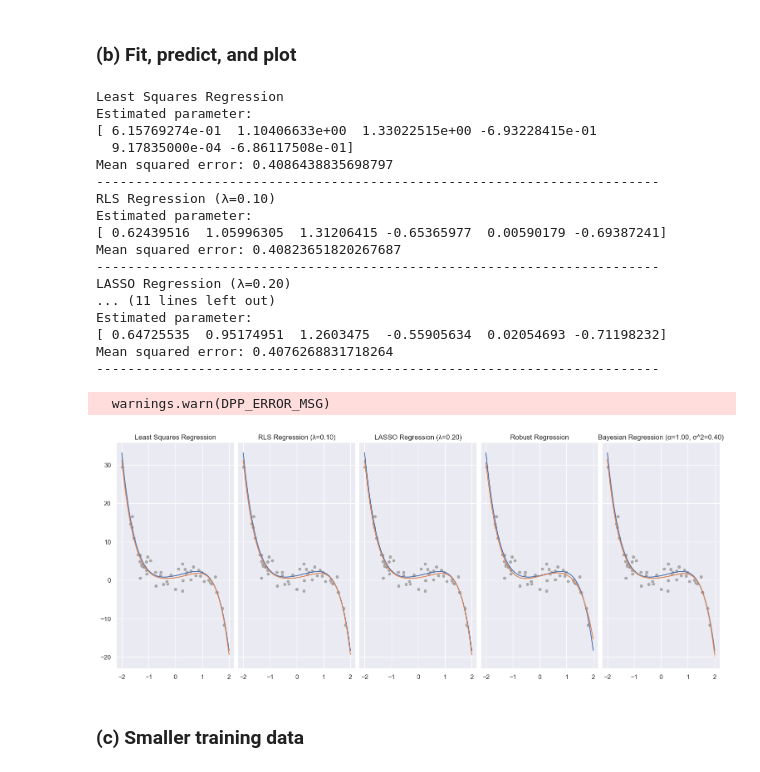
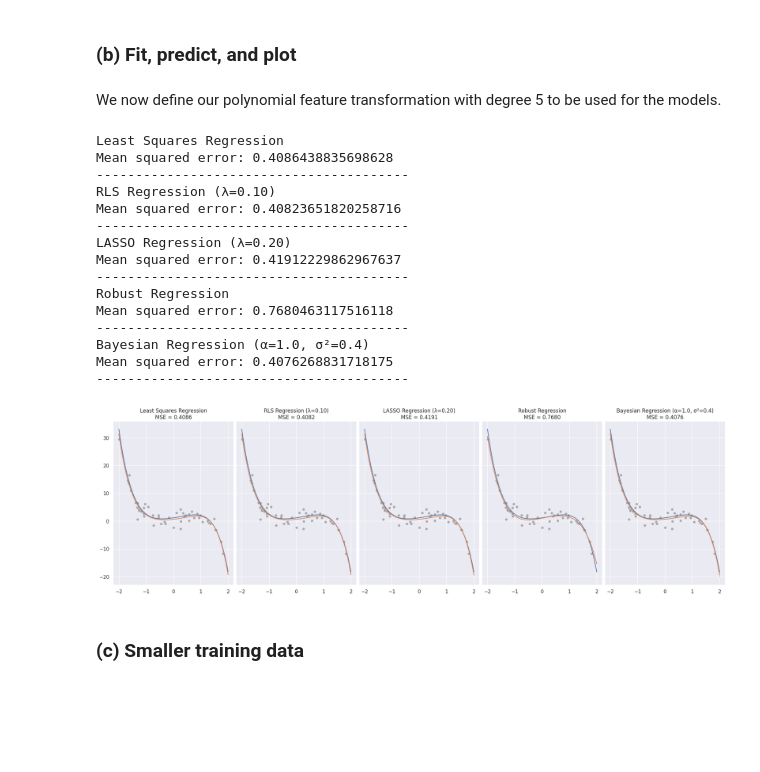
Before and after one commit to haitrungle/cs5487-pa-1, a Jupyter notebook: main.ipynb, the cells around one changed output. Drawn from its saved outputs; the diff is of its cells as text; code cells hidden in the pictures; blank space fills up the shorter version.

```diff
--- a/main.ipynb
+++ b/main.ipynb
@@ -53,6 +52,9 @@ class Regression:
         self.phi = None
         self.title = None
 
+    def hyperparam(self):
+        return None
+
     def fit(self, X, y):
         pass
 
@@ -102,6 +104,9 @@ class RLS(Regression):
         self.title = f"RLS Regression (λ={l:.2f})"
         self.l = l
 
+    def hyperparam(self):
+        return super().hyperparam() or self.l
+
     def fit(self, X, y):
         Phi = np.apply_along_axis(self.phi, 0, np.atleast_2d(X))
         D = Phi.shape[0]
@@ -131,6 +136,9 @@ class LASSO(Regression):
         self.title = f"LASSO Regression (λ={l:.2f})"
         self.l = l
 
+    def hyperparam(self):
+        return super().hyperparam() or self.l
+
     def fit(self, X, y):
         Phi = np.apply_along_axis(self.phi, 0, np.atleast_2d(X))
         D = Phi.shape[0]
@@ -141,14 +149,14 @@ class LASSO(Regression):
         f = self.l - np.block([Phi_y, -Phi_y])
         x = cp.Variable(2*D)
 
-        # To avoid cases where H is almost positive semidefinite but has very small
-        # negative eigenvalues. See https://github.com/cvxpy/cvxpy/issues/407
-        H_param = cp.Parameter(shape=H.shape, value=H, PSD=True)
+        # To avoid cases where cvxpy fails to assert H is positive semidefinite
+        # due to numerical issues. See https://github.com/cvxpy/cvxpy/issues/1995
+        H_psd = cp.psd_wrap(H)
 
-        objective = cp.Minimize(cp.quad_form(x, H_param) + 2 * f.T @ x)
+        objective = cp.Minimize(cp.quad_form(x, H_psd) + 2 * f.T @ x)
         constraints = [x >= 0]
         problem = cp.Problem(objective, constraints)
-        problem.solve()
+        problem.solve(solver=cp.OSQP)
 
         self.theta_hat = x.value[:D] - x.value[D:]
         return self.theta_hat
@@ -215,9 +223,12 @@ class BR(Regression):
     """
 
     def __init__(self, alpha=None, sigma_2=None):
-        self.title = f"Bayesian Regression (α={alpha:.2f}, σ^2={sigma_2:.2f})"
+        self.title = f"Bayesian Regression (α={alpha:.1f}, σ²={sigma_2:.1f})"
         self.alpha = alpha
         self.sigma_2 = sigma_2
+
+    def hyperparam(self):
+        return super().hyperparam() or (self.alpha, self.sigma_2)
 
     def fit(self, X, y):
         Phi = np.apply_along_axis(self.phi, 0, np.atleast_2d(X))
@@ -235,54 +246,52 @@ class BR(Regression):
         return (mu_hat, sigma_2_hat)
 # %% [markdown]
 ### (b) Fit, predict, and plot
+# %% [markdown]
+We now define our polynomial feature transformation with degree 5 to be used for the models.
 # %%
 poly_5 = lambda x: x[0]**np.array(range(6))
 # %%
 def fit_predict_plot(models, phi):
-    fig, axs = plt.subplots(1, len(models), figsize=(len(models) * 3, 6), sharey=True, constrained_layout=True)
+    fig, axs = plt.subplots(1, len(models), figsize=(len(models) * 4, 6), sharey=True, constrained_layout=True)
     for model, ax in zip(models, axs):
         model.phi = phi
         result = model.fit(X_sample, y_sample)
         (y_poly_predict, std) = model.predict(X_poly)
         mse = np.square(y_poly - y_poly_predict).mean()
 
         print(model.title)
-        print(f"Estimated parameter:\n{result}")
         print(f"Mean squared error: {mse}")
-        print("-" * 72)
+        print("-" * 40)
 
         X_poly_1d = X_poly.reshape((-1,))
         colors = sns.color_palette()
 
         sns.lineplot(x=X_poly_1d, y=y_poly, color=colors[0], ax=ax)
         sns.lineplot(x=X_poly_1d, y=y_poly_predict, color=colors[1], ax=ax)
         if std is not None:
             ax.fill_between(X_poly_1d, y_poly_predict - std, y_poly_predict + std, color=colors[1], alpha=0.3)
         sns.scatterplot(x=X_sample.reshape((-1,)), y=y_sample, alpha=0.7, color=colors[7], ax=ax)
-        ax.set_title(model.title)
+        ax.set_title(f"{model.title}\nMSE = {mse:.4f}")
 
 models_1b = [LS(), RLS(l=0.1), LASSO(l=0.2), RR(), BR(alpha=1, sigma_2=0.4)]
 fit_predict_plot(models_1b, phi=poly_5)
 # %% [output]
 Least Squares Regression
-Estimated parameter:
-[ 6.15769274e-01  1.10406633e+00  1.33022515e+00 -6.93228415e-01
-  9.17835000e-04 -6.86117508e-01]
-Mean squared error: 0.4086438835698797
-------------------------------------------------------------------------
+Mean squared error: 0.4086438835698628
+----------------------------------------
 RLS Regression (λ=0.10)
-Estimated parameter:
-[ 0.62439516  1.05996305  1.31206415 -0.65365977  0.00590179 -0.69387241]
-Mean squared error: 0.40823651820267687
-------------------------------------------------------------------------
+Mean squared error: 0.40823651820258716
+----------------------------------------
 LASSO Regression (λ=0.20)
-... (11 lines left out)
-Estimated parameter:
-[ 0.64725535  0.95174951  1.2603475  -0.55905634  0.02054693 -0.71198232]
-Mean squared error: 0.4076268831718264
-------------------------------------------------------------------------
+Mean squared error: 0.41912229862967637
+----------------------------------------
+Robust Regression
+Mean squared error: 0.7680463117516118
+----------------------------------------
+Bayesian Regression (α=1.0, σ²=0.4)
+Mean squared error: 0.4076268831718175
+----------------------------------------
-  warnings.warn(DPP_ERROR_MSG)
-[figure, old version]
+[figure, new version]
 # %% [markdown]
 ### (c) Smaller training data
 # %%
```
Also changed, not shown: parts of 23 cells of this notebook.
